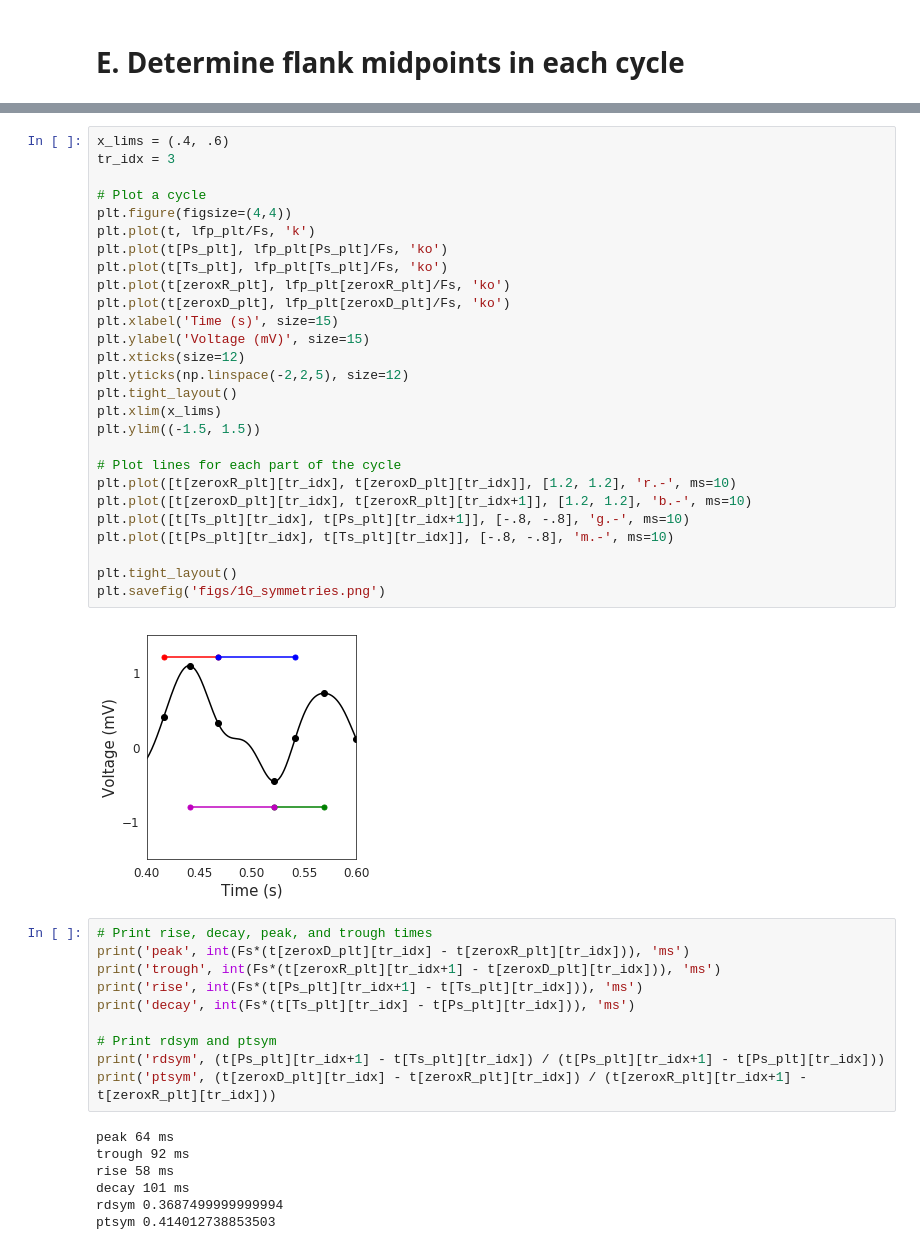
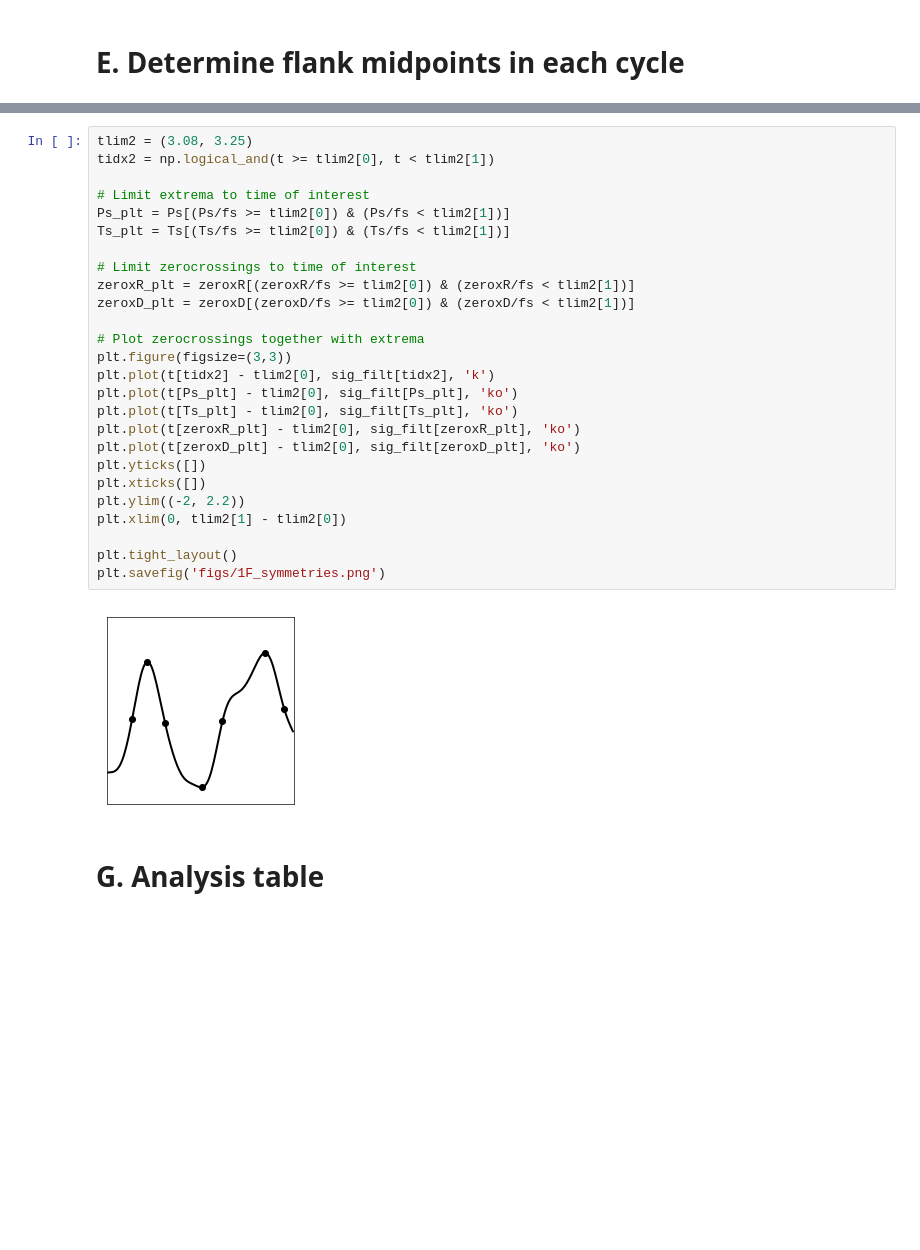
Before and after one commit to voytekresearch/Cole_2018_cyclebycycle, a Jupyter notebook: Figure1_Cycle segmentation and characterization.ipynb, the cells around one changed output, grey strips where cells are left out. Saved outputs shown, nothing was run; the diff lists cells and outputs as text; blank space fills up the shorter version.

```diff
--- a/Figure1_Cycle segmentation and characterization.ipynb
+++ b/Figure1_Cycle segmentation and characterization.ipynb
@@ -178,46 +156,30 @@ Think I'll remove this
-# %%
-x_lims = (.4, .6)
-tr_idx = 3
-
-# Plot a cycle
-plt.figure(figsize=(4,4))
-plt.plot(t, lfp_plt/Fs, 'k')
-plt.plot(t[Ps_plt], lfp_plt[Ps_plt]/Fs, 'ko')
-plt.plot(t[Ts_plt], lfp_plt[Ts_plt]/Fs, 'ko')
-plt.plot(t[zeroxR_plt], lfp_plt[zeroxR_plt]/Fs, 'ko')
-plt.plot(t[zeroxD_plt], lfp_plt[zeroxD_plt]/Fs, 'ko')
-plt.xlabel('Time (s)', size=15)
-plt.ylabel('Voltage (mV)', size=15)
-plt.xticks(size=12)
-plt.yticks(np.linspace(-2,2,5), size=12)
-plt.tight_layout()
-plt.xlim(x_lims)
-plt.ylim((-1.5, 1.5))
-
-# Plot lines for each part of the cycle
-plt.plot([t[zeroxR_plt][tr_idx], t[zeroxD_plt][tr_idx]], [1.2, 1.2], 'r.-', ms=10)
-plt.plot([t[zeroxD_plt][tr_idx], t[zeroxR_plt][tr_idx+1]], [1.2, 1.2], 'b.-', ms=10)
-plt.plot([t[Ts_plt][tr_idx], t[Ps_plt][tr_idx+1]], [-.8, -.8], 'g.-', ms=10)
-plt.plot([t[Ps_plt][tr_idx], t[Ts_plt][tr_idx]], [-.8, -.8], 'm.-', ms=10)
-
-plt.tight_layout()
-plt.savefig('figs/1G_symmetries.png')
-# %% [output]
-[figure, removed]
-# %%
-# Print rise, decay, peak, and trough times
-print('peak', int(Fs*(t[zeroxD_plt][tr_idx] - t[zeroxR_plt][tr_idx])), 'ms')
-print('trough', int(Fs*(t[zeroxR_plt][tr_idx+1] - t[zeroxD_plt][tr_idx])), 'ms')
-print('rise', int(Fs*(t[Ps_plt][tr_idx+1] - t[Ts_plt][tr_idx])), 'ms')
-print('decay', int(Fs*(t[Ts_plt][tr_idx] - t[Ps_plt][tr_idx])), 'ms')
-
-# Print rdsym and ptsym
-print('rdsym', (t[Ps_plt][tr_idx+1] - t[Ts_plt][tr_idx]) / (t[Ps_plt][tr_idx+1] - t[Ps_plt][tr_idx]))
-print('ptsym', (t[zeroxD_plt][tr_idx] - t[zeroxR_plt][tr_idx]) / (t[zeroxR_plt][tr_idx+1] - t[zeroxR_plt][tr_idx]))
-# %% [output]
-peak 64 ms
-trough 92 ms
-rise 58 ms
-decay 101 ms
-rdsym 0.3687499999999994
-ptsym 0.414012738853503
+# %%
+tlim2 = (3.08, 3.25)
+tidx2 = np.logical_and(t >= tlim2[0], t < tlim2[1])
+
+# Limit extrema to time of interest
+Ps_plt = Ps[(Ps/fs >= tlim2[0]) & (Ps/fs < tlim2[1])]
+Ts_plt = Ts[(Ts/fs >= tlim2[0]) & (Ts/fs < tlim2[1])]
+
+# Limit zerocrossings to time of interest
+zeroxR_plt = zeroxR[(zeroxR/fs >= tlim2[0]) & (zeroxR/fs < tlim2[1])]
+zeroxD_plt = zeroxD[(zeroxD/fs >= tlim2[0]) & (zeroxD/fs < tlim2[1])]
+
+# Plot zerocrossings together with extrema
+plt.figure(figsize=(3,3))
+plt.plot(t[tidx2] - tlim2[0], sig_filt[tidx2], 'k')
+plt.plot(t[Ps_plt] - tlim2[0], sig_filt[Ps_plt], 'ko')
+plt.plot(t[Ts_plt] - tlim2[0], sig_filt[Ts_plt], 'ko')
+plt.plot(t[zeroxR_plt] - tlim2[0], sig_filt[zeroxR_plt], 'ko')
+plt.plot(t[zeroxD_plt] - tlim2[0], sig_filt[zeroxD_plt], 'ko')
+plt.yticks([])
+plt.xticks([])
+plt.ylim((-2, 2.2))
+plt.xlim(0, tlim2[1] - tlim2[0])
+
+plt.tight_layout()
+plt.savefig('figs/1F_symmetries.png')
+# %% [output]
+[figure, added]
+# %% [markdown]
+# G. Analysis table
```
Also changed, not shown: parts of 15 cells of this notebook, 19 other files.
